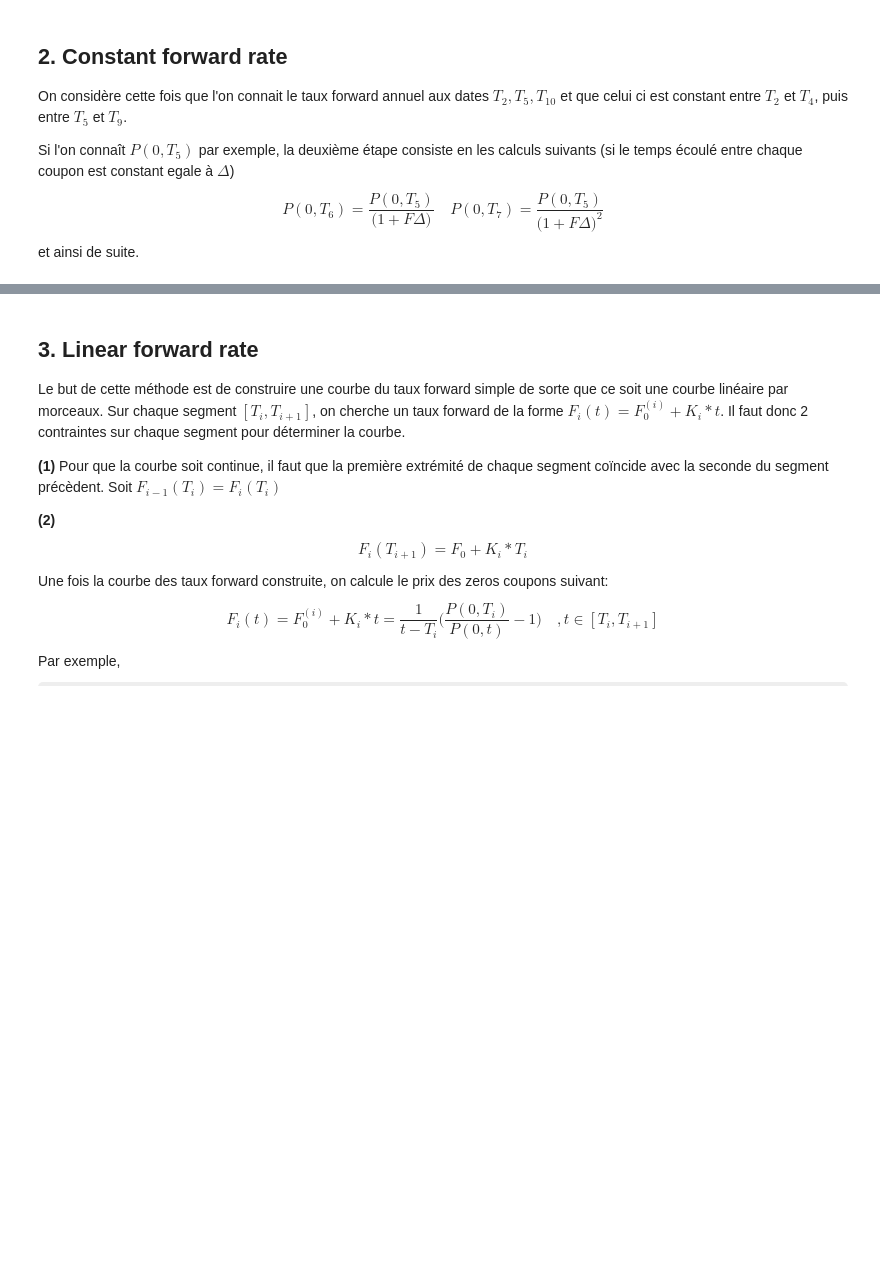
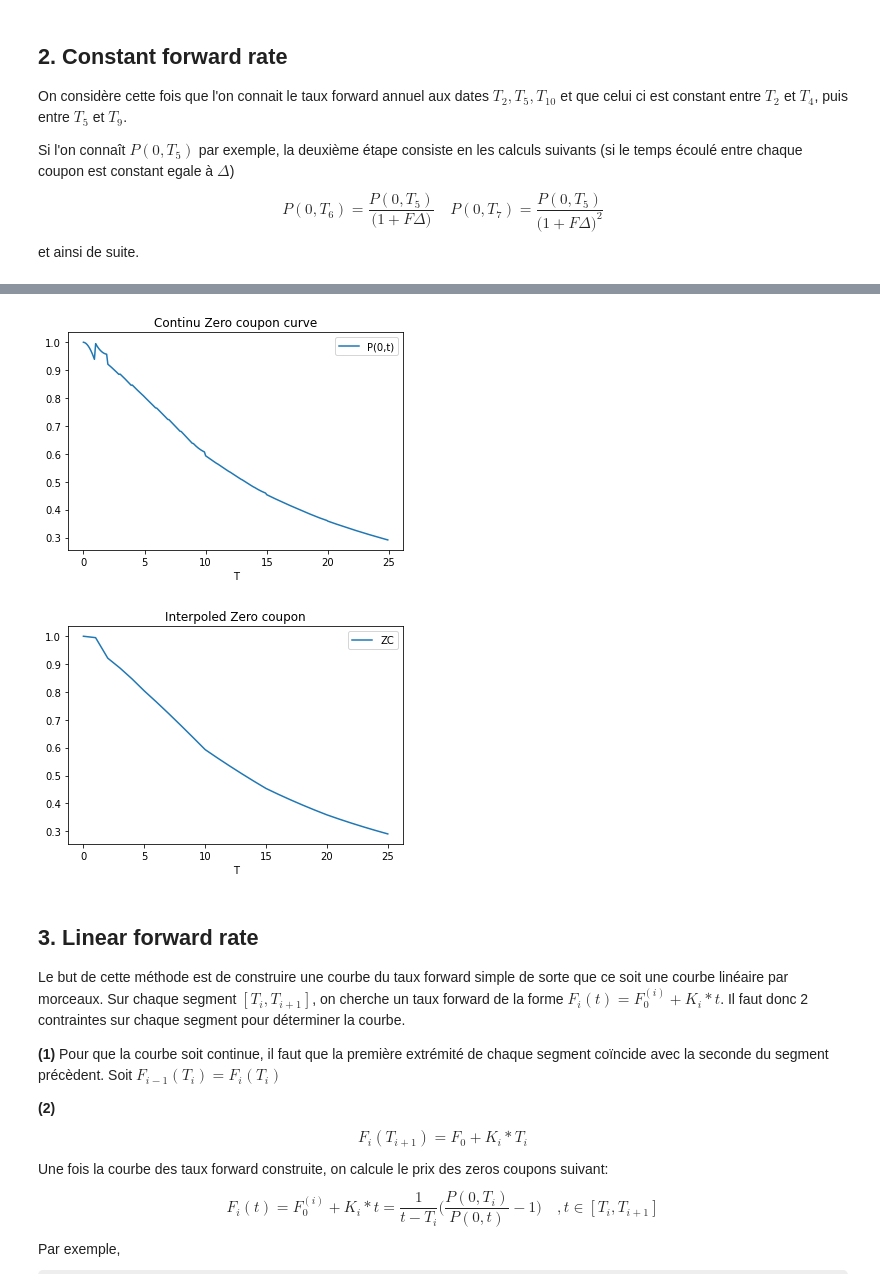
Before and after one commit to AlexisHoussard/Stage-Awalee-2021, a Jupyter notebook: ZC_curve.ipynb, the cells around one changed output, grey strips where cells are left out. Saved outputs shown, nothing was run; the diff lists cells and outputs as text; code cells hidden in the pictures; some formulas as TeX source; blank space fills up the shorter version.

```diff
--- a/ZC_curve.ipynb
+++ b/ZC_curve.ipynb
@@ -128,3 +110,22 @@ $$t \in [T_i,T_{i+1}], \quad P(0,t) = P(0,T_i) \Big(1 + F(0,T_i,t)*(t-T_i) \Big)
+# %%
+#courbe zero coupon pour tenor 0,1,...,T_max
+def zero_coupon(t,T_max,forward):
+    i = int(t)
+    Pi = ZC[i]
+    if(i+1==len(forward)):
+        Fi = forward[i]
+    else:
+        Fi = forward[i]*(i+1-t) + forward[i+1]*(t-i)
+    return Pi/(1 + Fi*(t-i))
+# %%
+T = np.arange(0,25,0.1)
+ZC_continu = [zero_coupon(t,25,forward) for t in T]
+
+plot2D(T,ZC_continu,'P(0,t)','Continu Zero coupon curve')
+plot2D(np.arange(0,26),ZC,'ZC','Interpoled Zero coupon')
+# %% [output]
+[figure, added]
+[figure, added]
 # %% [markdown]
 ## 3. Linear forward rate
 
```
Also changed, not shown: parts of 9 cells of this notebook.
